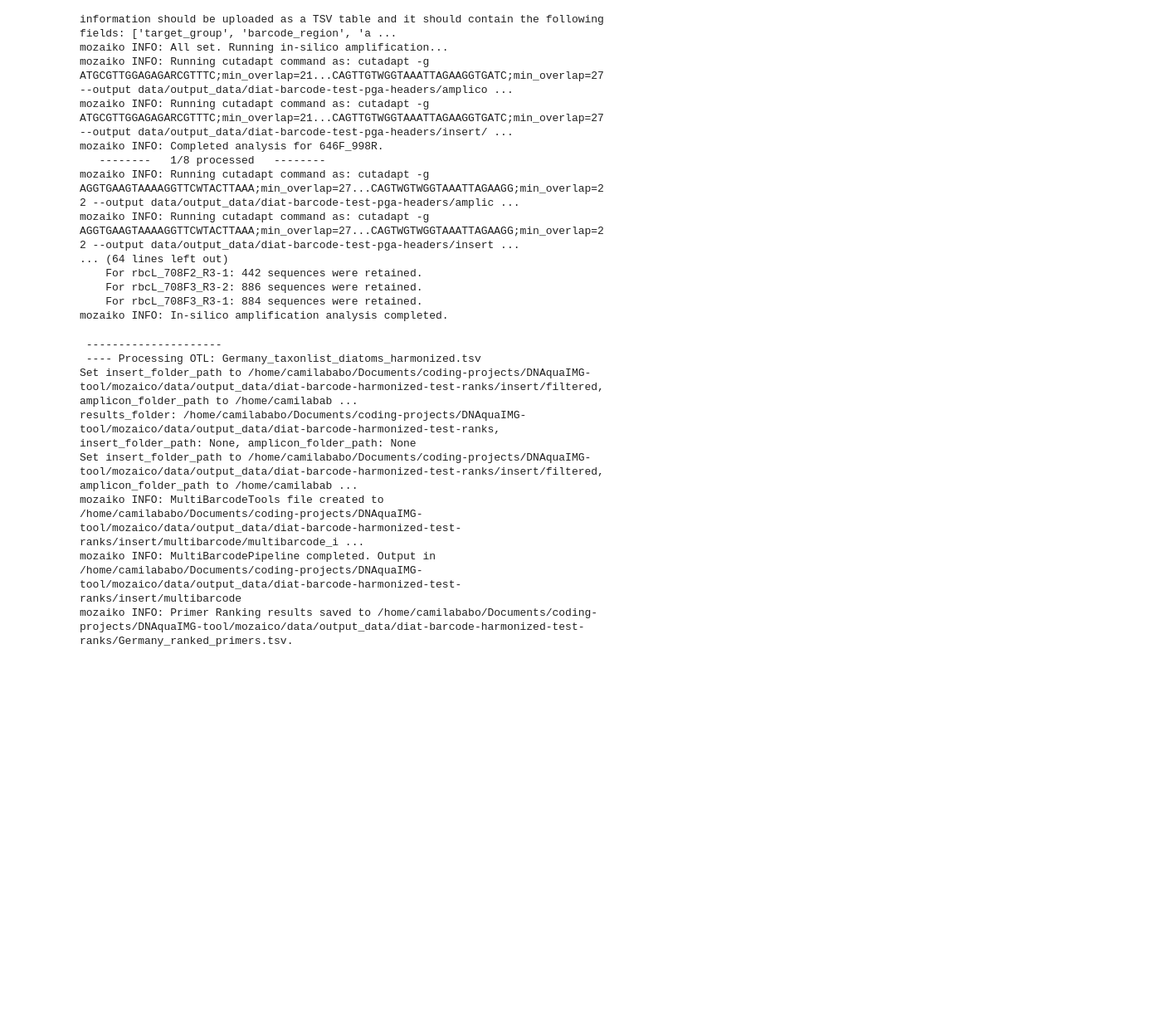
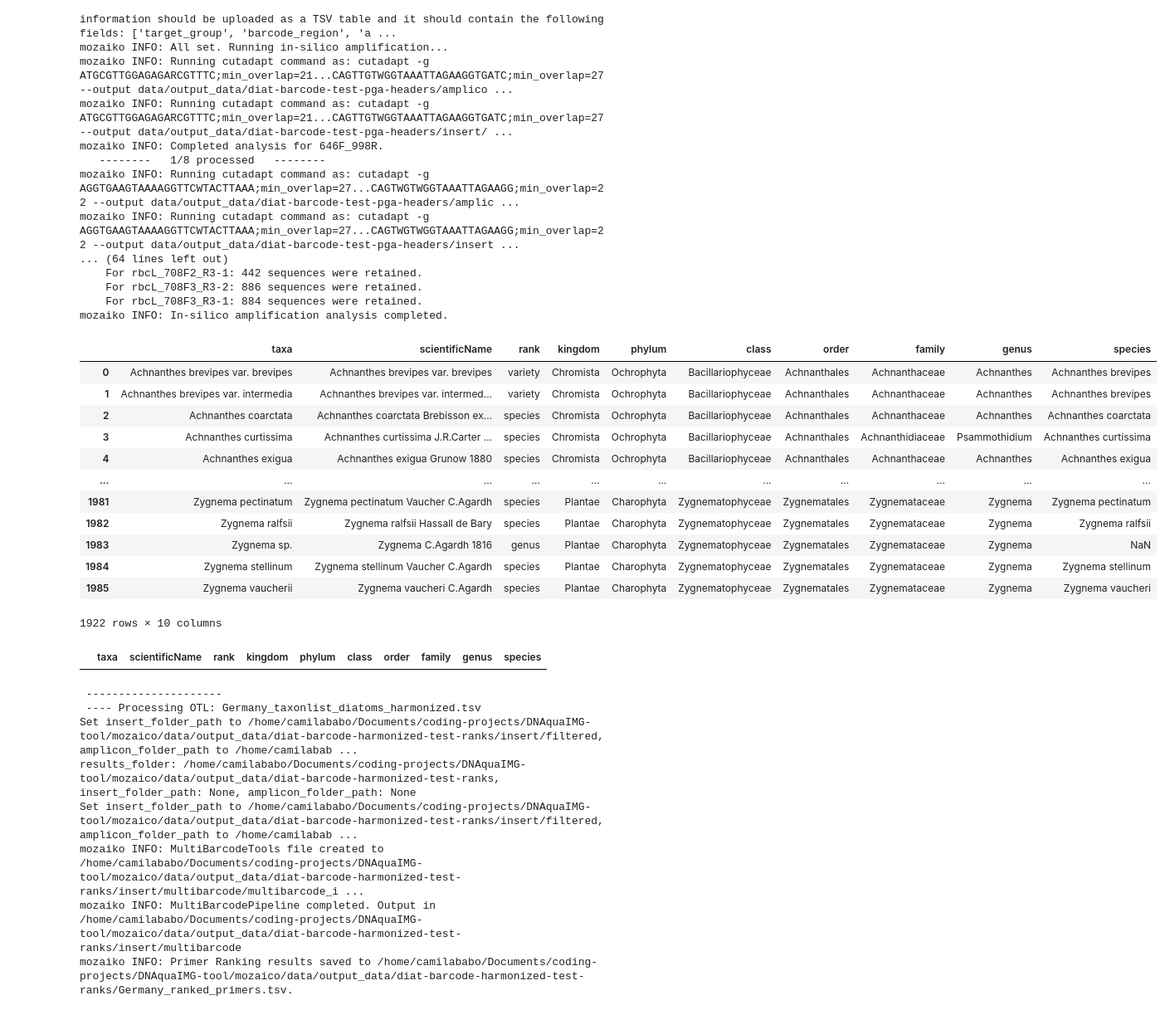
Before and after one commit to CIBIO-BU/mozaiko, a Jupyter notebook: pipeline.ipynb, the cells around one changed output. Shown: that part at 83% size. Drawn from its saved outputs; the diff is of its cells as text; code cells hidden in the pictures; blank space fills up the shorter version.

```diff
--- a/pipeline.ipynb
+++ b/pipeline.ipynb
@@ -62,6 +62,33 @@ mozaiko INFO: Running cutadapt command as: cutadapt -g AGGTGAAGTAAAAGGTTCWTACTTA
     For rbcL_708F3_R3-2: 886 sequences were retained.
     For rbcL_708F3_R3-1: 884 sequences were retained.
 mozaiko INFO: In-silico amplification analysis completed.
+# %%
+otl_path = "/home/camilababo/Documents/DNAquaIMG/countries-otls/harmonized/dia/Austria_taxonlist_diatoms_harmonized.tsv"
+# %%
+from src.marker_scoring.metrics_system import *
+
+otl_handler = OtlHandler(otl_path)
+
+otl = otl_handler.import_otl()
+otl
+# %% [output]
+|  | taxa | scientificName | rank | kingdom | phylum | class | order | family | genus | species |
+| 0 | Achnanthes brevipes var. brevipes | Achnanthes brevipes var. brevipes | variety | Chromista | Ochrophyta | Bacillariophyceae | Achnanthales | Achnanthaceae | Achnanthes | Achnanthes brevipes |
+| 1 | Achnanthes brevipes var. intermedia | Achnanthes brevipes var. intermed... | variety | Chromista | Ochrophyta | Bacillariophyceae | Achnanthales | Achnanthaceae | Achnanthes | Achnanthes brevipes |
+| 2 | Achnanthes coarctata | Achnanthes coarctata Brebisson ex... | species | Chromista | Ochrophyta | Bacillariophyceae | Achnanthales | Achnanthaceae | Achnanthes | Achnanthes coarctata |
+| 3 | Achnanthes curtissima | Achnanthes curtissima J.R.Carter ... | species | Chromista | Ochrophyta | Bacillariophyceae | Achnanthales | Achnanthidiaceae | Psammothidium | Achnanthes curtissima |
+| 4 | Achnanthes exigua | Achnanthes exigua Grunow 1880 | species | Chromista | Ochrophyta | Bacillariophyceae | Achnanthales | Achnanthaceae | Achnanthes | Achnanthes exigua |
+| ... | ... | ... | ... | ... | ... | ... | ... | ... | ... | ... |
+| 1981 | Zygnema pectinatum | Zygnema pectinatum Vaucher C.Agardh | species | Plantae | Charophyta | Zygnematophyceae | Zygnematales | Zygnemataceae | Zygnema | Zygnema pectinatum |
+| 1982 | Zygnema ralfsii | Zygnema ralfsii Hassall de Bary | species | Plantae | Charophyta | Zygnematophyceae | Zygnematales | Zygnemataceae | Zygnema | Zygnema ralfsii |
+| 1983 | Zygnema sp. | Zygnema C.Agardh 1816 | genus | Plantae | Charophyta | Zygnematophyceae | Zygnematales | Zygnemataceae | Zygnema | NaN |
+| 1984 | Zygnema stellinum | Zygnema stellinum Vaucher C.Agardh | species | Plantae | Charophyta | Zygnematophyceae | Zygnematales | Zygnemataceae | Zygnema | Zygnema stellinum |
+| 1985 | Zygnema vaucherii | Zygnema vaucheri C.Agardh | species | Plantae | Charophyta | Zygnematophyceae | Zygnematales | Zygnemataceae | Zygnema | Zygnema vaucheri |
+1922 rows × 10 columns
+# %%
+otl[otl['scientificName'].isna()]
+# %% [output]
+|  | taxa | scientificName | rank | kingdom | phylum | class | order | family | genus | species |
 # %%
 from src.marker_scoring.metrics_system import *
 
```
Also changed, not shown: parts of 1 cell of this notebook, 3 other files.
